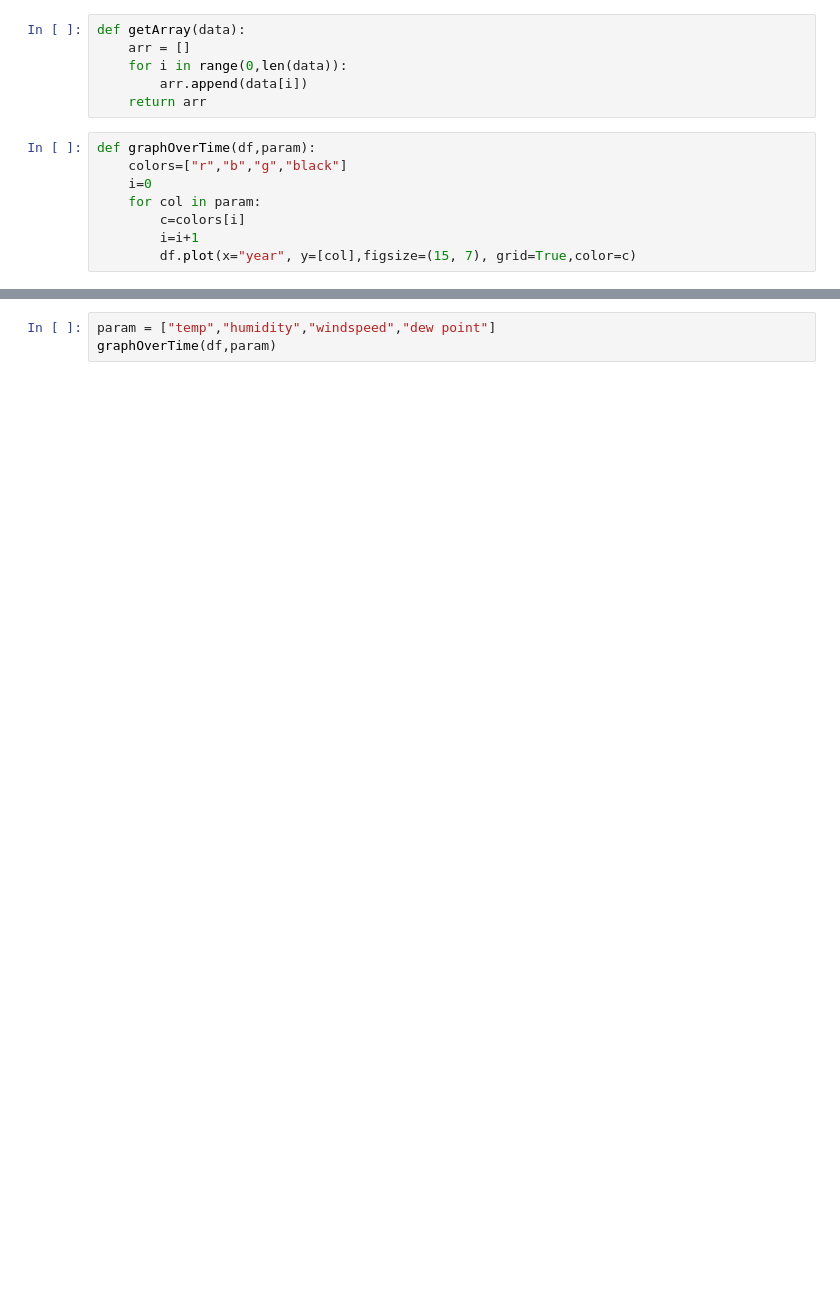
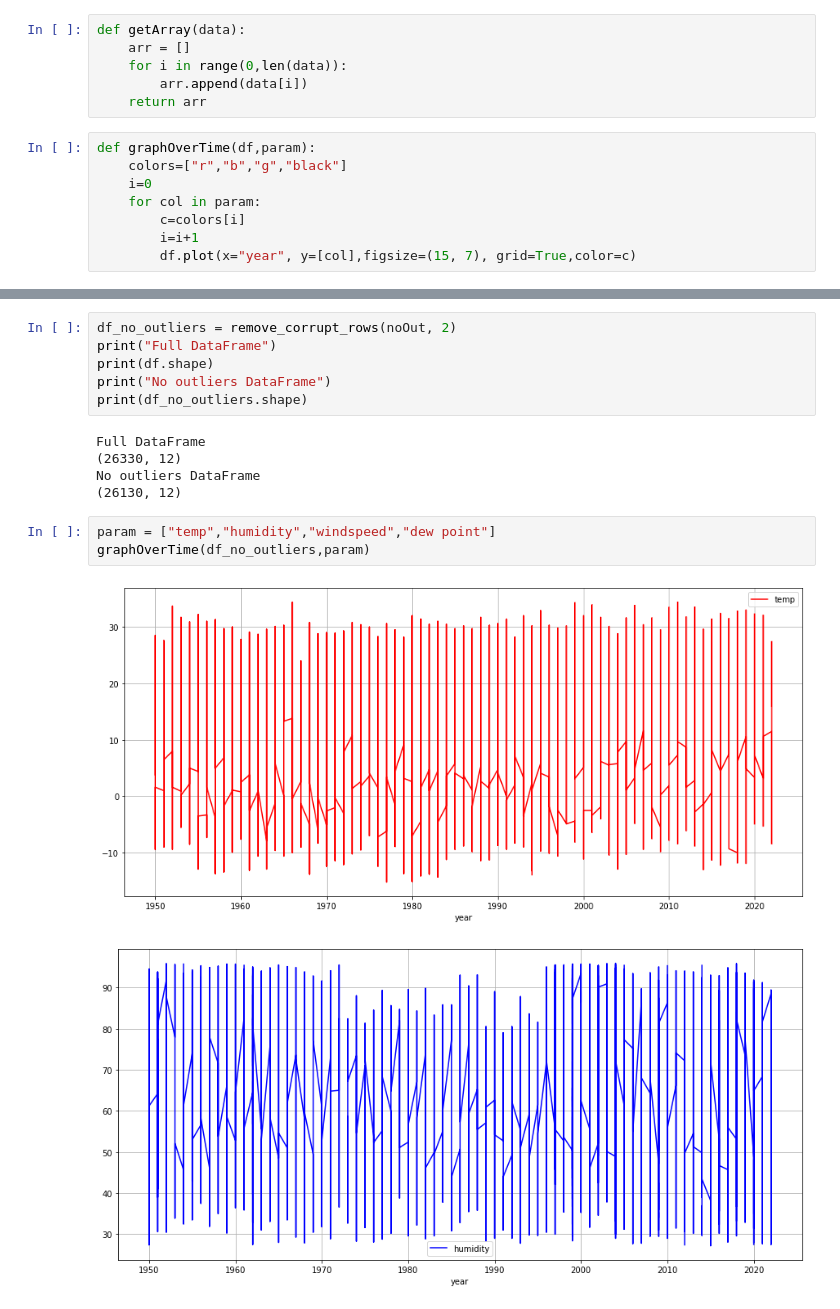
Before and after one commit to GalDear/Data-science-Weather, a Jupyter notebook: main.ipynb, the cells around one changed output, grey strips where cells are left out. Drawn from its saved outputs; the diff is of its cells as text; blank space fills up the shorter version.

```diff
--- a/main.ipynb
+++ b/main.ipynb
@@ -224,3 +293,17 @@ showOutliers(all_outliers)
+# %%
+df_no_outliers = remove_corrupt_rows(noOut, 2)
+print("Full DataFrame")
+print(df.shape)
+print("No outliers DataFrame")
+print(df_no_outliers.shape)
+# %% [output]
+Full DataFrame
+(26330, 12)
+No outliers DataFrame
+(26130, 12)
 # %%
 param = ["temp","humidity","windspeed","dew point"]
-graphOverTime(df,param)
+graphOverTime(df_no_outliers,param)
+# %% [output]
+[figure, added]
+[figure, added]
```
Also changed, not shown: parts of 21 cells of this notebook.
